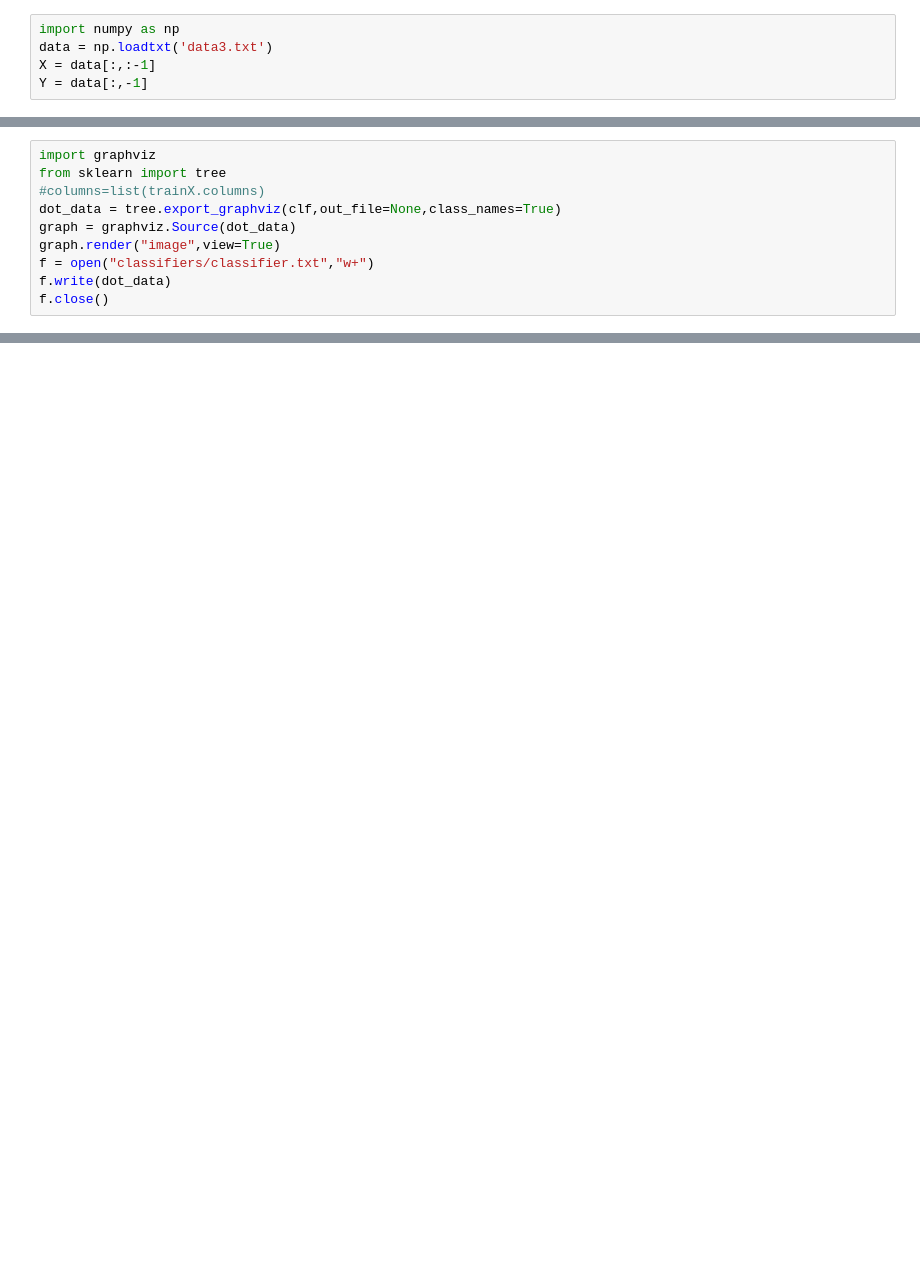
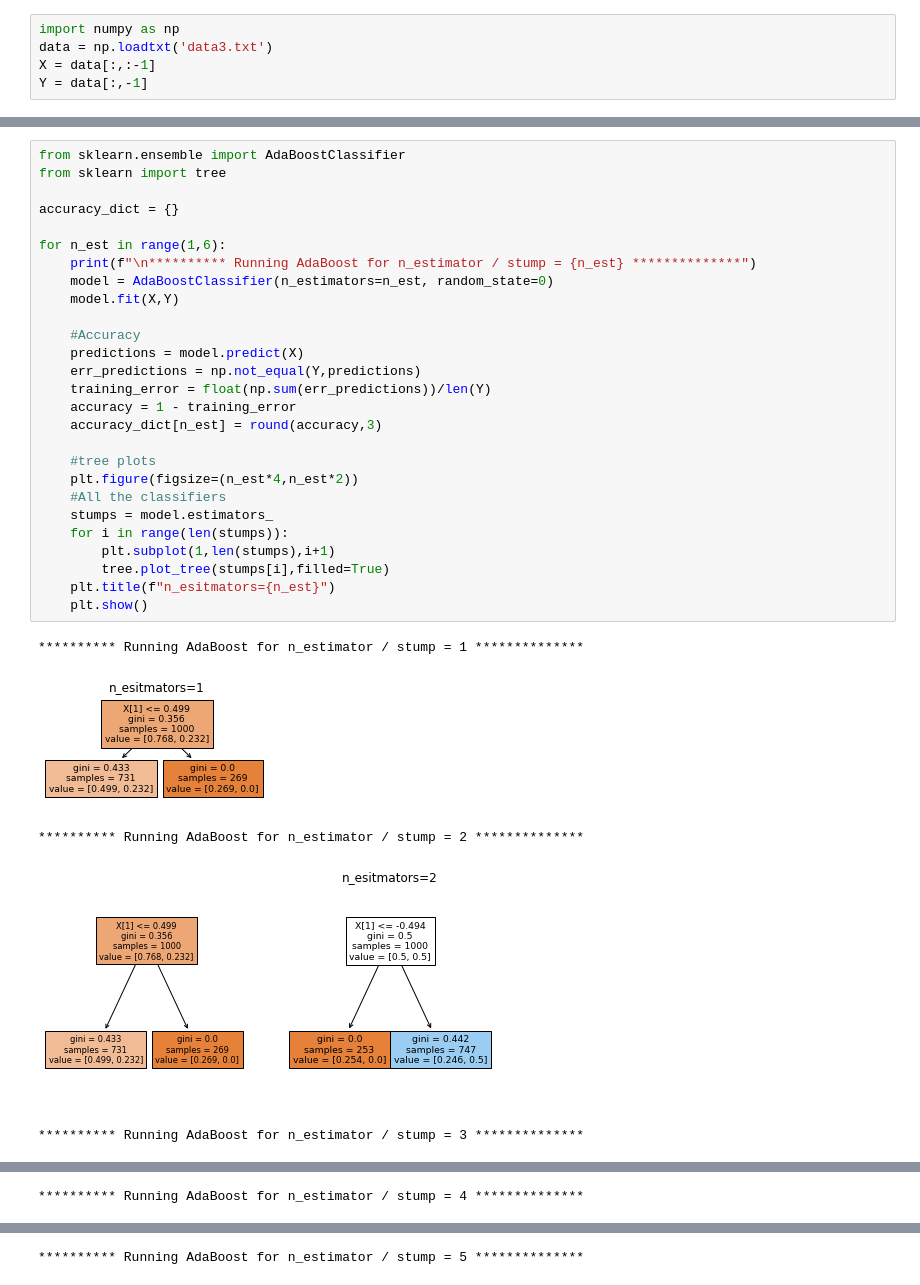
Before and after one commit to amoltkale/Machine-Learning-Models-Test, a Jupyter notebook: Lab4/lab4_pa3_amol.ipynb, the cells around one changed output, grey strips where cells are left out. Cells and saved outputs as stored; diff of their text form; blank space fills up the shorter version.

```diff
--- a/Lab4/lab4_pa3_amol.ipynb
+++ b/Lab4/lab4_pa3_amol.ipynb
@@ -42,10 +30,0 @@ from graphviz import Digraph
-# %%
-import graphviz
-from sklearn import tree
-#columns=list(trainX.columns)
-dot_data = tree.export_graphviz(clf,out_file=None,class_names=True)
-graph = graphviz.Source(dot_data)
-graph.render("image",view=True)
-f = open("classifiers/classifier.txt","w+")
-f.write(dot_data)
-f.close()
@@ -56,0 +40,33 @@ zsh:1: command not found: dot
+# %%
+from sklearn.ensemble import AdaBoostClassifier
+from sklearn import tree
+
+accuracy_dict = {}
+
+for n_est in range(1,6):
+    print(f"\n********** Running AdaBoost for n_estimator / stump = {n_est} **************")
+    model = AdaBoostClassifier(n_estimators=n_est, random_state=0)
+    model.fit(X,Y)
+
+    #Accuracy
+    predictions = model.predict(X)
+    err_predictions = np.not_equal(Y,predictions)
+    training_error = float(np.sum(err_predictions))/len(Y)
+    accuracy = 1 - training_error
+    accuracy_dict[n_est] = round(accuracy,3)
+
+    #tree plots
+    plt.figure(figsize=(n_est*4,n_est*2))
+    #All the classifiers
+    stumps = model.estimators_
+    for i in range(len(stumps)):
+        plt.subplot(1,len(stumps),i+1)
+        tree.plot_tree(stumps[i],filled=True)
+    plt.title(f"n_esitmators={n_est}")
+    plt.show()
+# %% [output]
+********** Running AdaBoost for n_estimator / stump = 1 **************
+[figure, added]
+********** Running AdaBoost for n_estimator / stump = 2 **************
+[figure, added]
+********** Running AdaBoost for n_estimator / stump = 3 **************
@@ -56,0 +74 @@ zsh:1: command not found: dot
+********** Running AdaBoost for n_estimator / stump = 4 **************
@@ -56,0 +76 @@ zsh:1: command not found: dot
+********** Running AdaBoost for n_estimator / stump = 5 **************
```
Also changed, not shown: parts of 13 cells of this notebook, 2 other files.
